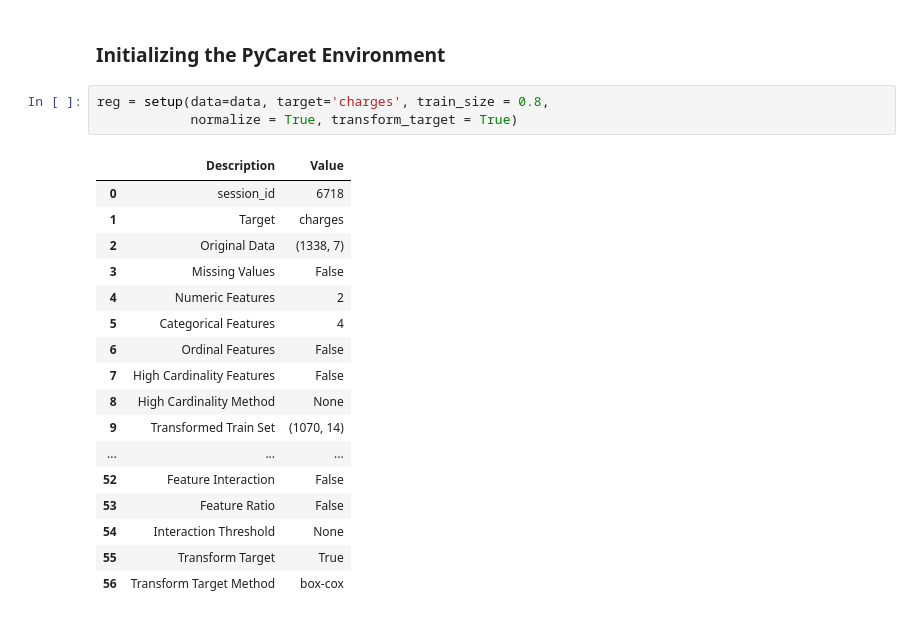
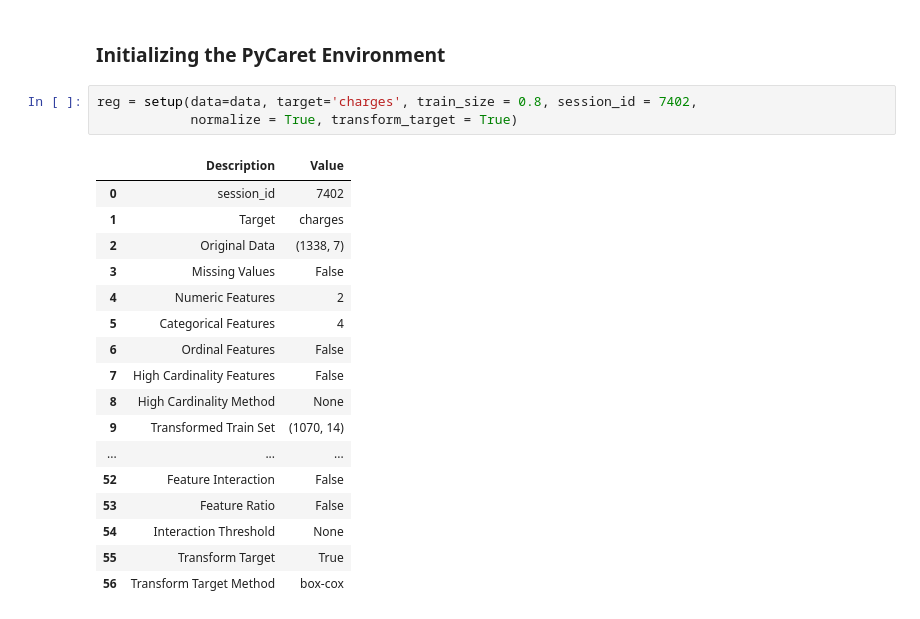
Before and after one commit to derevirn/pycaret-book, a Jupyter notebook: 02_Regression/Regression.ipynb, the cells around one changed output. Cells and saved outputs as stored; diff of their text form.

```diff
--- a/Regression.ipynb
+++ b/02_Regression/Regression.ipynb
@@ -66,11 +66,11 @@ for ax, col in zip(axes.flatten(), categorical):
 # %% [markdown]
 ### Initializing the PyCaret Environment
 # %%
-reg = setup(data=data, target='charges', train_size = 0.8,
+reg = setup(data=data, target='charges', train_size = 0.8, session_id = 7402,
             normalize = True, transform_target = True)
 # %% [output]
 |  | Description | Value |
-| 0 | session_id | 6718 |
+| 0 | session_id | 7402 |
 | 1 | Target | charges |
 | 2 | Original Data | (1338, 7) |
 | 3 | Missing Values | False |
```
Also changed, not shown: parts of 14 cells of this notebook, 1 other file.
